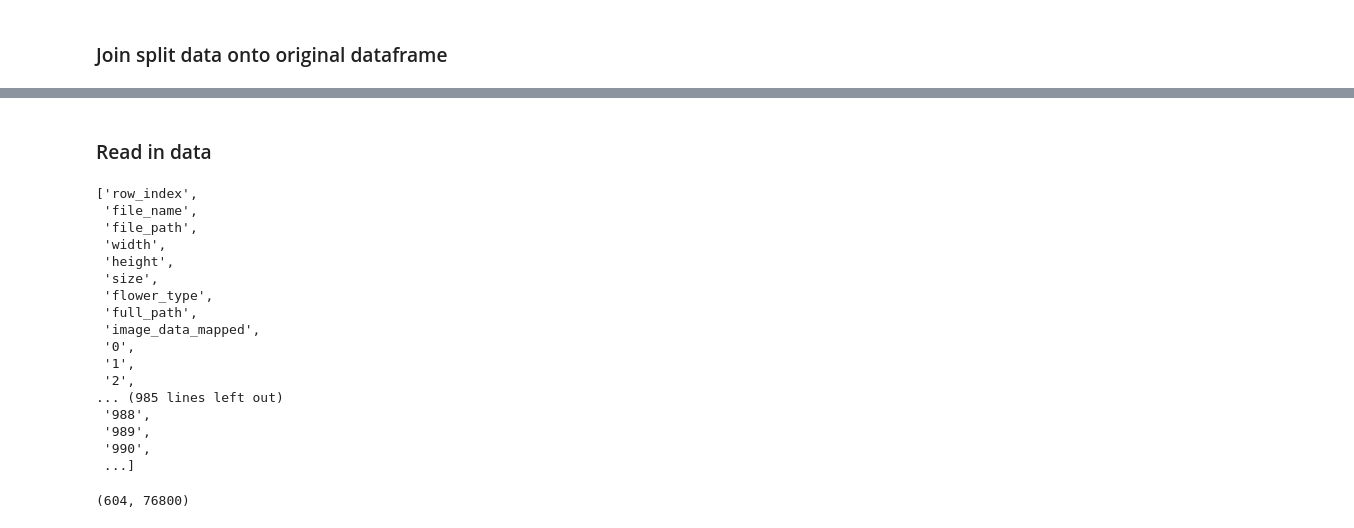
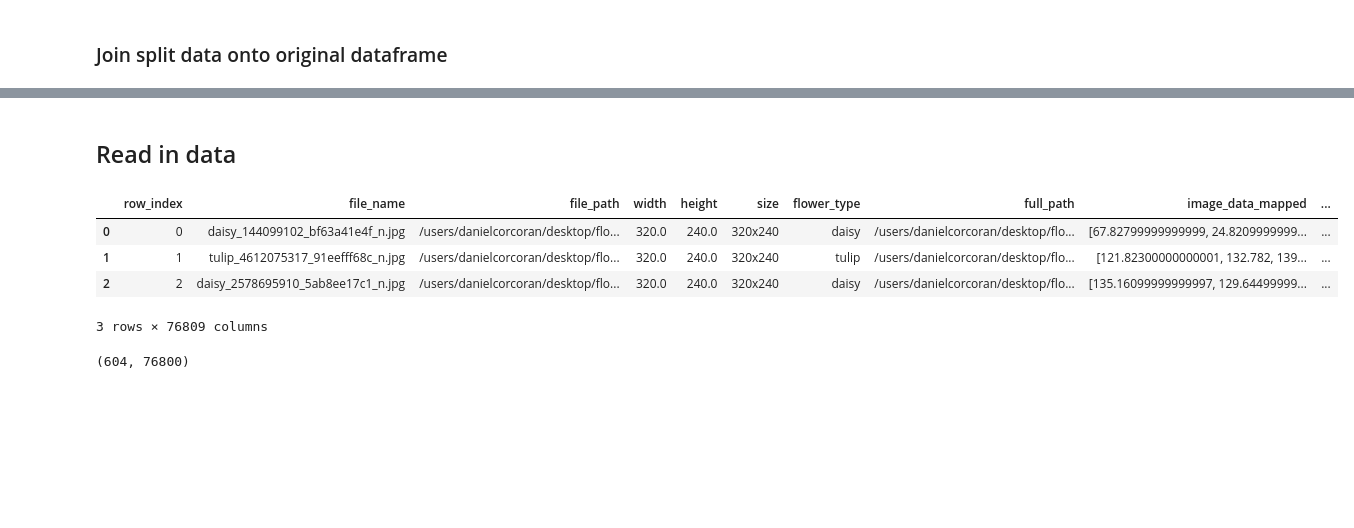
Before and after one commit to danielc92/python_nb_sklearn_support_vector_machines, a Jupyter notebook: nb_sklearn_support_vector_machines_flowers.ipynb, the cells around one changed output, grey strips where cells are left out. Cells and saved outputs as stored; diff of their text form; code cells hidden in the pictures; blank space fills up the shorter version.

```diff
--- a/nb_sklearn_support_vector_machines_flowers.ipynb
+++ b/nb_sklearn_support_vector_machines_flowers.ipynb
@@ -186,6 +145,6 @@ full_data.head()
 full_data.to_csv("/users/danielcorcoran/desktop/flowers/flowers_320x240_data_final.csv",
                  index_label= "row_index")
 # %% [markdown]
-### Read in data
+## Read in data
 # %%
 data = pandas.read_csv("/users/danielcorcoran/desktop/flowers/flowers_320x240_data_final.csv")
@@ -194,23 +151,11 @@ columns = list(data.columns)
-# %%
-columns
-# %% [output]
-['row_index',
- 'file_name',
- 'file_path',
- 'width',
- 'height',
- 'size',
- 'flower_type',
- 'full_path',
- 'image_data_mapped',
- '0',
- '1',
- '2',
-... (985 lines left out)
- '988',
- '989',
- '990',
- ...]
+# %%
+data.head(3)
+# %% [output]
+|  | row_index | file_name | file_path | width | height | size | flower_type | full_path | image_data_mapped | ... |
+| 0 | 0 | daisy_144099102_bf63a41e4f_n.jpg | /users/danielcorcoran/desktop/flo... | 320.0 | 240.0 | 320x240 | daisy | /users/danielcorcoran/desktop/flo... | [67.82799999999999, 24.8209999999... | ... |
+| 1 | 1 | tulip_4612075317_91eefff68c_n.jpg | /users/danielcorcoran/desktop/flo... | 320.0 | 240.0 | 320x240 | tulip | /users/danielcorcoran/desktop/flo... | [121.82300000000001, 132.782, 139... | ... |
+| 2 | 2 | daisy_2578695910_5ab8ee17c1_n.jpg | /users/danielcorcoran/desktop/flo... | 320.0 | 240.0 | 320x240 | daisy | /users/danielcorcoran/desktop/flo... | [135.16099999999997, 129.64499999... | ... |
+3 rows × 76809 columns
 # %%
 X = data.drop(['row_index',
  'file_name',
```
Also changed, not shown: parts of 35 cells of this notebook.
